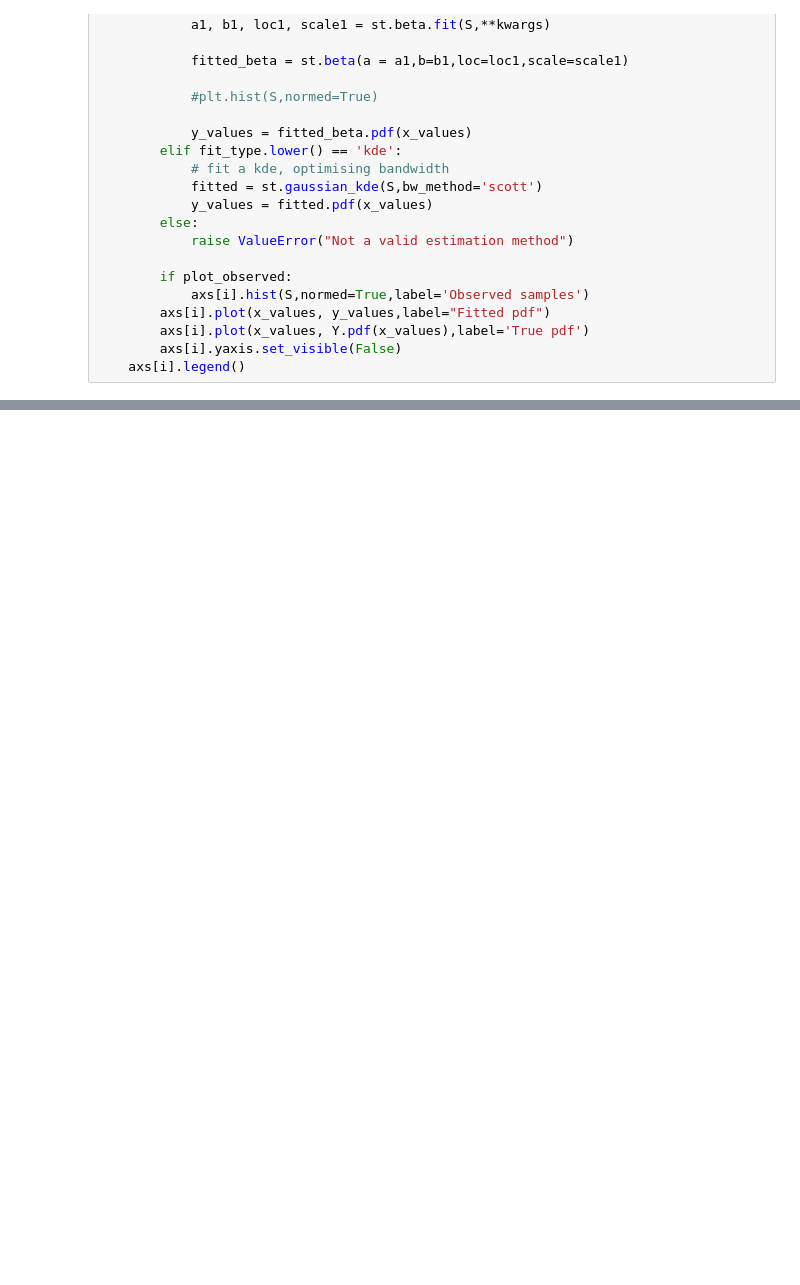
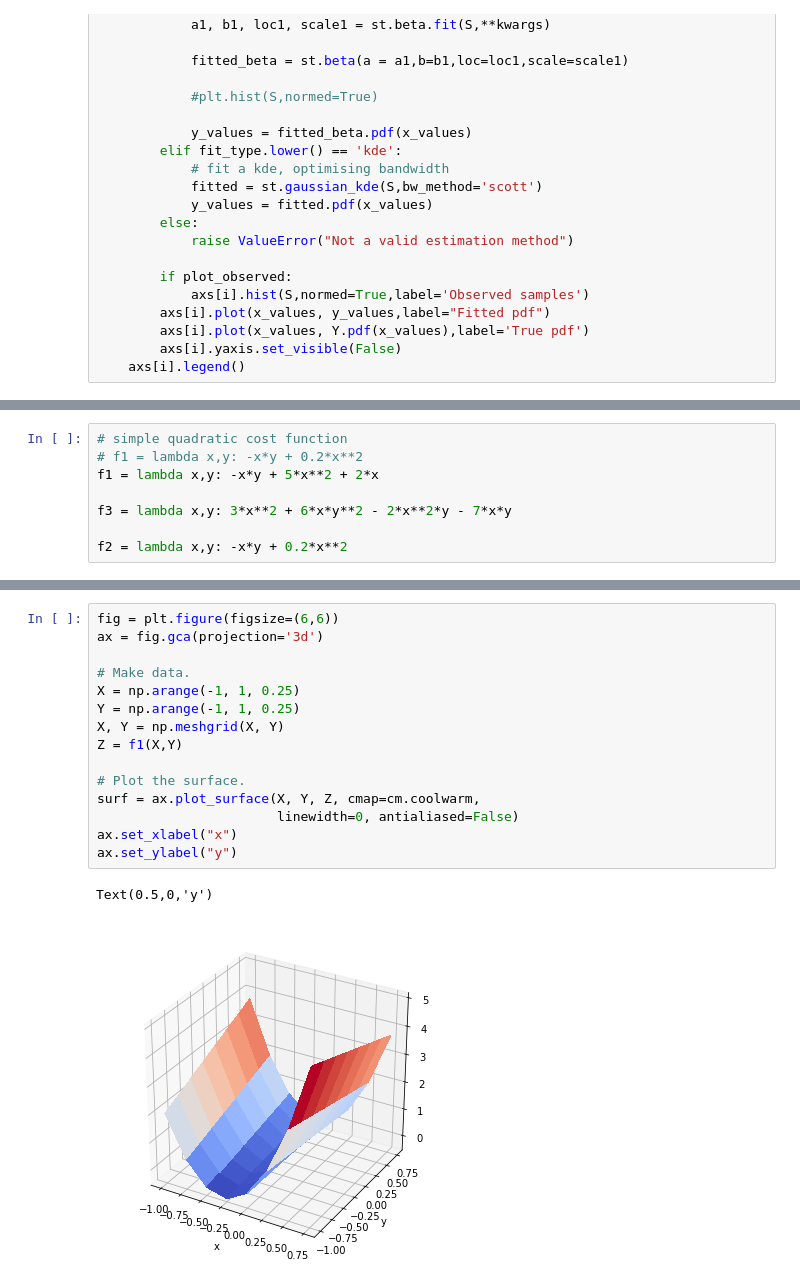
Before and after one commit to harrisonnguyen/stochastic_optimisation, a Jupyter notebook: MLE/investigating_different_beta_cost_functions.ipynb, the cells around one changed output, grey strips where cells are left out. Saved outputs shown, nothing was run; the diff lists cells and outputs as text; blank space fills up the shorter version.

Commit message:
added plots

```diff
--- a/MLE/investigating_different_beta_cost_functions.ipynb
+++ b/MLE/investigating_different_beta_cost_functions.ipynb
@@ -97,0 +102,8 @@ fit_beta(Y4,50,x,'mle',floc=-1,fscale=2)
+# %%
+# simple quadratic cost function
+# f1 = lambda x,y: -x*y + 0.2*x**2
+f1 = lambda x,y: -x*y + 5*x**2 + 2*x
+
+f3 = lambda x,y: 3*x**2 + 6*x*y**2 - 2*x**2*y - 7*x*y
+
+f2 = lambda x,y: -x*y + 0.2*x**2
@@ -97,0 +175,18 @@ fit_beta(Y4,50,x,'mle',floc=-1,fscale=2)
+# %%
+fig = plt.figure(figsize=(6,6))
+ax = fig.gca(projection='3d')
+
+# Make data.
+X = np.arange(-1, 1, 0.25)
+Y = np.arange(-1, 1, 0.25)
+X, Y = np.meshgrid(X, Y)
+Z = f1(X,Y)
+
+# Plot the surface.
+surf = ax.plot_surface(X, Y, Z, cmap=cm.coolwarm,
+                       linewidth=0, antialiased=False)
+ax.set_xlabel("x")
+ax.set_ylabel("y")
+# %% [output]
+Text(0.5,0,'y')
+[figure, added]
```
Also changed, not shown: parts of 43 cells of this notebook.
